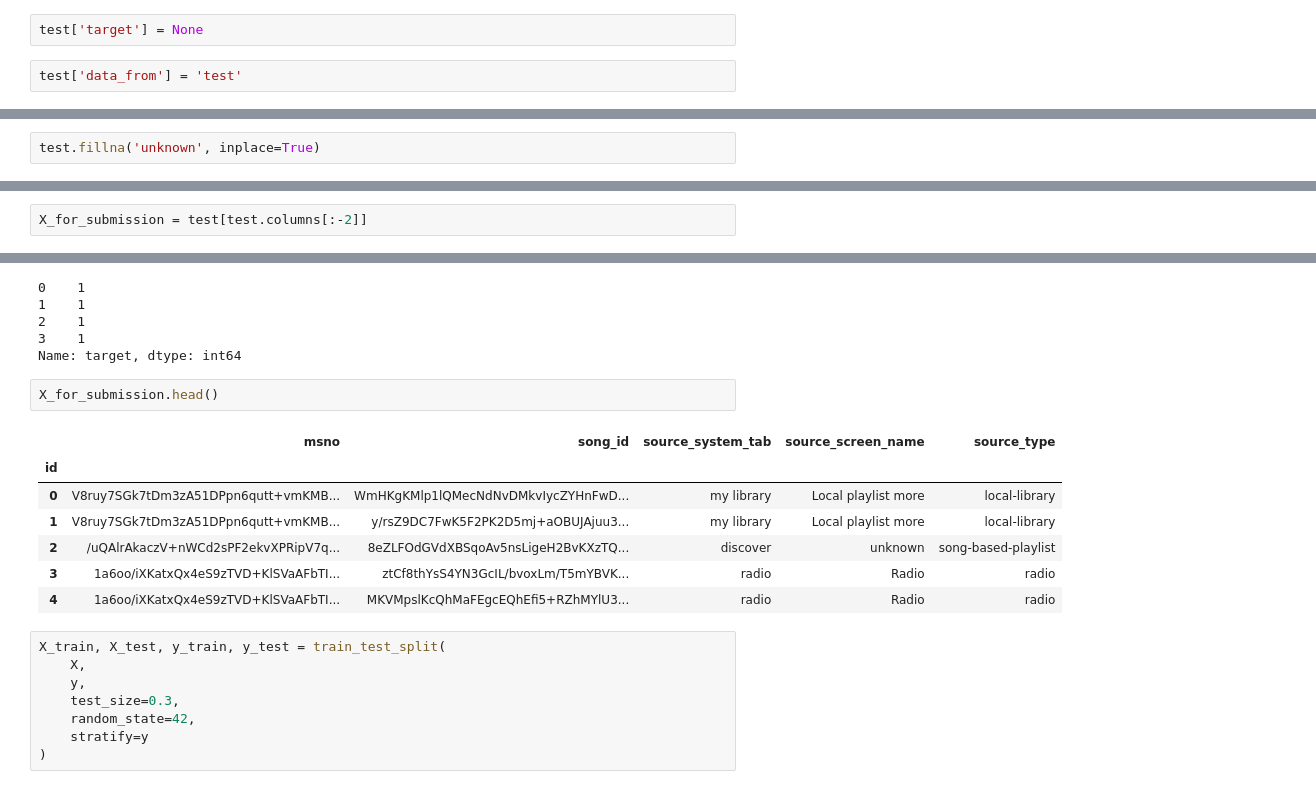
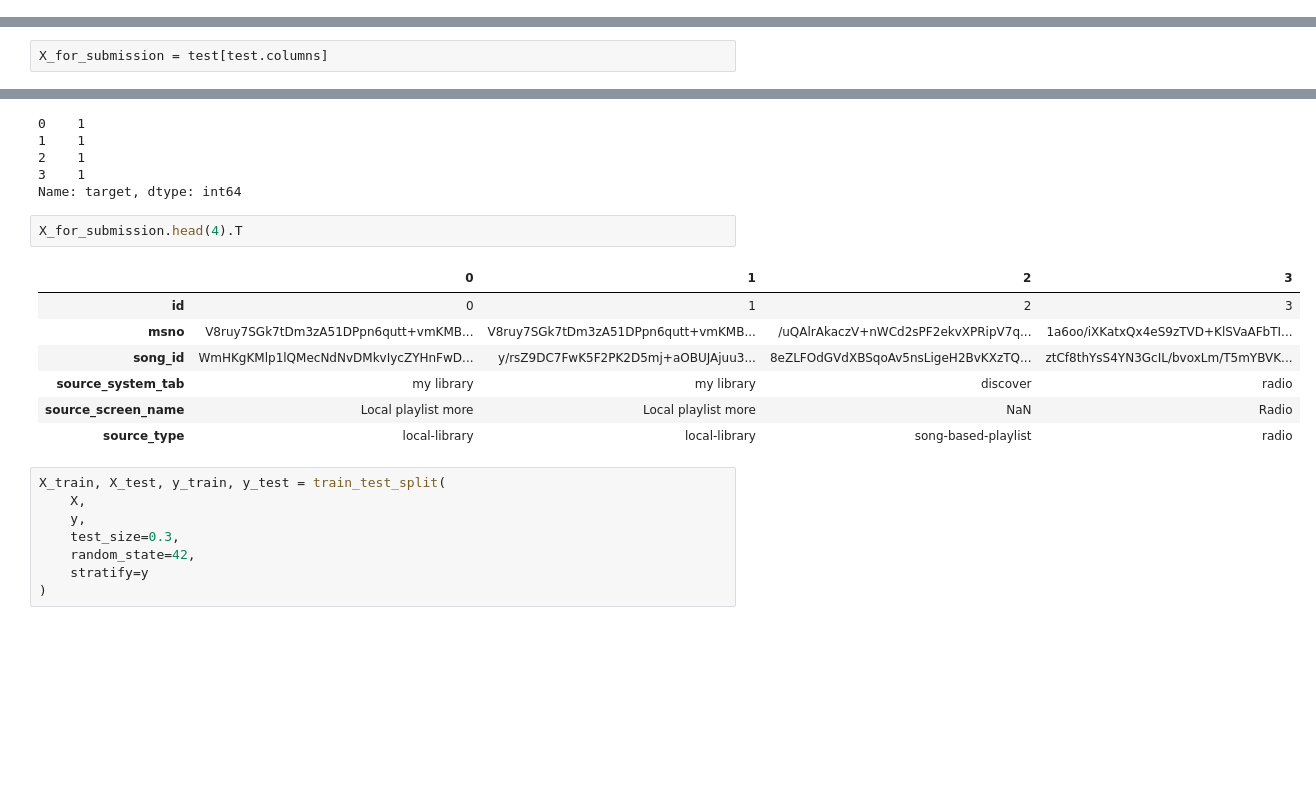
Before and after one commit to IooHooI/RECOMMENDATION_SYSTEMS_2, a Jupyter notebook: notebooks/SOLUTION.ipynb, the cells around one changed output, grey strips where cells are left out. Cells and saved outputs as stored; diff of their text form; blank space fills up the shorter version.

```diff
--- a/notebooks/SOLUTION.ipynb
+++ b/notebooks/SOLUTION.ipynb
@@ -218,4 +122,0 @@ memory usage: 117.0+ MB
-# %%
-test['target'] = None
-# %%
-test['data_from'] = 'test'
@@ -290,5 +123,3 @@ Name: source_type, dtype: int64
-# %%
-test.fillna('unknown', inplace=True)
 # %%
 test.info(verbose=True, null_counts=True)
 # %% [output]
@@ -483,5 +223,5 @@ X, y = train[train.columns[:-2]], train[train.columns[-2]]
 # %%
-X_for_submission = test[test.columns[:-2]]
+X_for_submission = test[test.columns]
 # %%
 X.head(4).T
 # %% [output]
@@ -500,15 +240,15 @@ y.head(4).T
 3    1
 Name: target, dtype: int64
 # %%
-X_for_submission.head()
+X_for_submission.head(4).T
 # %% [output]
-|  | msno | song_id | source_system_tab | source_screen_name | source_type |
-| id |  |  |  |  |  |
-| 0 | V8ruy7SGk7tDm3zA51DPpn6qutt+vmKMB... | WmHKgKMlp1lQMecNdNvDMkvIycZYHnFwD... | my library | Local playlist more | local-library |
-| 1 | V8ruy7SGk7tDm3zA51DPpn6qutt+vmKMB... | y/rsZ9DC7FwK5F2PK2D5mj+aOBUJAjuu3... | my library | Local playlist more | local-library |
-| 2 | /uQAlrAkaczV+nWCd2sPF2ekvXPRipV7q... | 8eZLFOdGVdXBSqoAv5nsLigeH2BvKXzTQ... | discover | unknown | song-based-playlist |
-| 3 | 1a6oo/iXKatxQx4eS9zTVD+KlSVaAFbTI... | ztCf8thYsS4YN3GcIL/bvoxLm/T5mYBVK... | radio | Radio | radio |
-| 4 | 1a6oo/iXKatxQx4eS9zTVD+KlSVaAFbTI... | MKVMpslKcQhMaFEgcEQhEfi5+RZhMYlU3... | radio | Radio | radio |
+|  | 0 | 1 | 2 | 3 |
+| id | 0 | 1 | 2 | 3 |
+| msno | V8ruy7SGk7tDm3zA51DPpn6qutt+vmKMB... | V8ruy7SGk7tDm3zA51DPpn6qutt+vmKMB... | /uQAlrAkaczV+nWCd2sPF2ekvXPRipV7q... | 1a6oo/iXKatxQx4eS9zTVD+KlSVaAFbTI... |
+| song_id | WmHKgKMlp1lQMecNdNvDMkvIycZYHnFwD... | y/rsZ9DC7FwK5F2PK2D5mj+aOBUJAjuu3... | 8eZLFOdGVdXBSqoAv5nsLigeH2BvKXzTQ... | ztCf8thYsS4YN3GcIL/bvoxLm/T5mYBVK... |
+| source_system_tab | my library | my library | discover | radio |
+| source_screen_name | Local playlist more | Local playlist more | NaN | Radio |
+| source_type | local-library | local-library | song-based-playlist | radio |
 # %%
 X_train, X_test, y_train, y_test = train_test_split(
     X,
```
Also changed, not shown: parts of 133 cells of this notebook.
